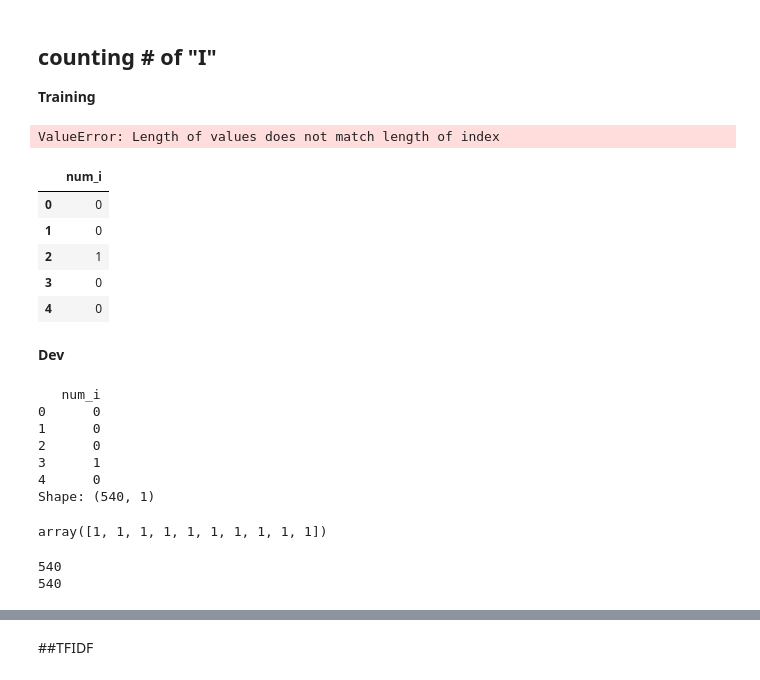
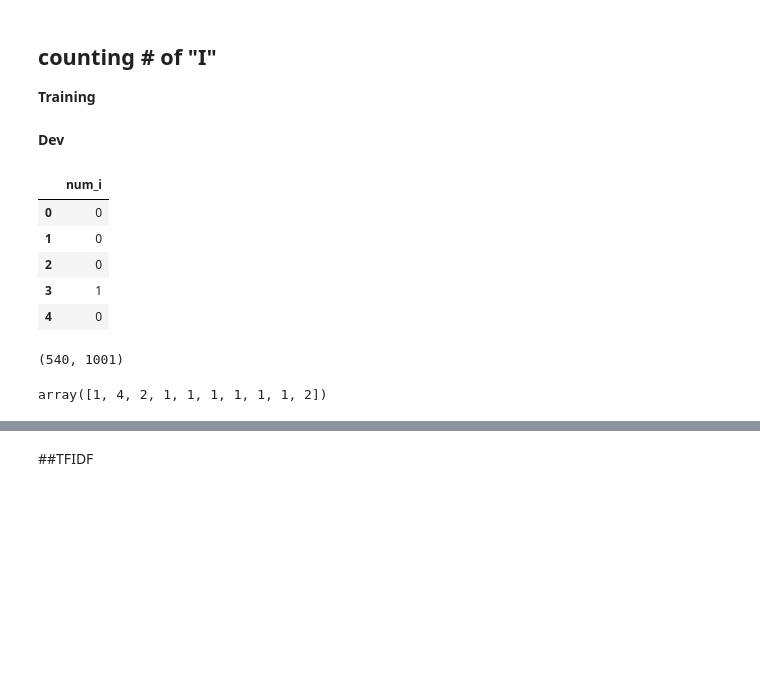
Before and after one commit to nsoldiac/KaggleNLP, a Jupyter notebook: Kaggle Notebook.ipynb, the cells around one changed output, grey strips where cells are left out. Cells and saved outputs as stored; diff of their text form; code cells hidden in the pictures; blank space fills up the shorter version.

```diff
--- a/Kaggle Notebook.ipynb
+++ b/Kaggle Notebook.ipynb
@@ -464,25 +366,12 @@ for i in tok_sent_train:
 # num_i = pd.Series(num_i)
 # df_train['num_i'] = num_i
 
-df_train_features = pd.DataFrame({'num_i': num_i_train})
-
-#Error: cannot join the feature columns...
+df_train_features = pd.DataFrame(num_i_train, columns=['num_i'])
 
 vec_count = tfidf_vec = TfidfVectorizer(min_df=1, max_features=1000)
 arr_train_feature_sparse = vec_count.fit_transform(df_train.Text)
-arr_train_feature = arr_train_feature_sparse.toarray()
-df_train_features['count'] = arr_test_feature
+arr_train_features = arr_train_feature_sparse.toarray()
+df_train_features = df_train_features.join(pd.DataFrame(arr_train_features))
-# %% [output]
-ValueError: Length of values does not match length of index
-# %%
-df_train_features.head()
-# %% [output]
-|  | num_i |
-| 0 | 0 |
-| 1 | 0 |
-| 2 | 1 |
-| 3 | 0 |
-| 4 | 0 |
 # %% [markdown]
 **Dev**
 # %%
@@ -502,14 +391,13 @@ for i in tok_sent_dev:
 # df_dev['num_i'] = num_i
 
 
-df_dev_features = pd.DataFrame({'num_i': num_i_dev})
+df_dev_features = pd.DataFrame(num_i_dev, columns=['num_i'])
-# %%
-print(df_dev_features.head(),'\nShape:',df_dev_features.shape)
-# %% [output]
-   num_i
-0      0
-1      0
-2      0
-3      1
-4      0
-Shape: (540, 1)
+# %%
+df_dev_features.head()
+# %% [output]
+|  | num_i |
+| 0 | 0 |
+| 1 | 0 |
+| 2 | 0 |
+| 3 | 1 |
+| 4 | 0 |
@@ -516,17 +407,14 @@ Shape: (540, 1)
+# %%
+df_dev_features.shape
+# %% [output]
+(540, 1001)
 # %%
 nb = MultinomialNB()
 nb_model = nb.fit(df_train_features, df_train.Category)
+nb_predictions = nb_model.predict(df_dev_features)
+nb_predictions[:10]
+# %% [output]
+array([1, 4, 2, 1, 1, 1, 1, 1, 1, 2])
-# %%
-nb_predictions = nb_model.predict(df_dev_features)
-nb_predictions[:10]
-# %% [output]
-array([1, 1, 1, 1, 1, 1, 1, 1, 1, 1])
-# %%
-print(len(df_dev.Category))
-print(len(nb_predictions))
-# %% [output]
-540
-540
 # %%
 accuracy_score(df_dev.Category, nb_predictions)
 # %% [output]
```
Also changed, not shown: parts of 66 cells of this notebook.
